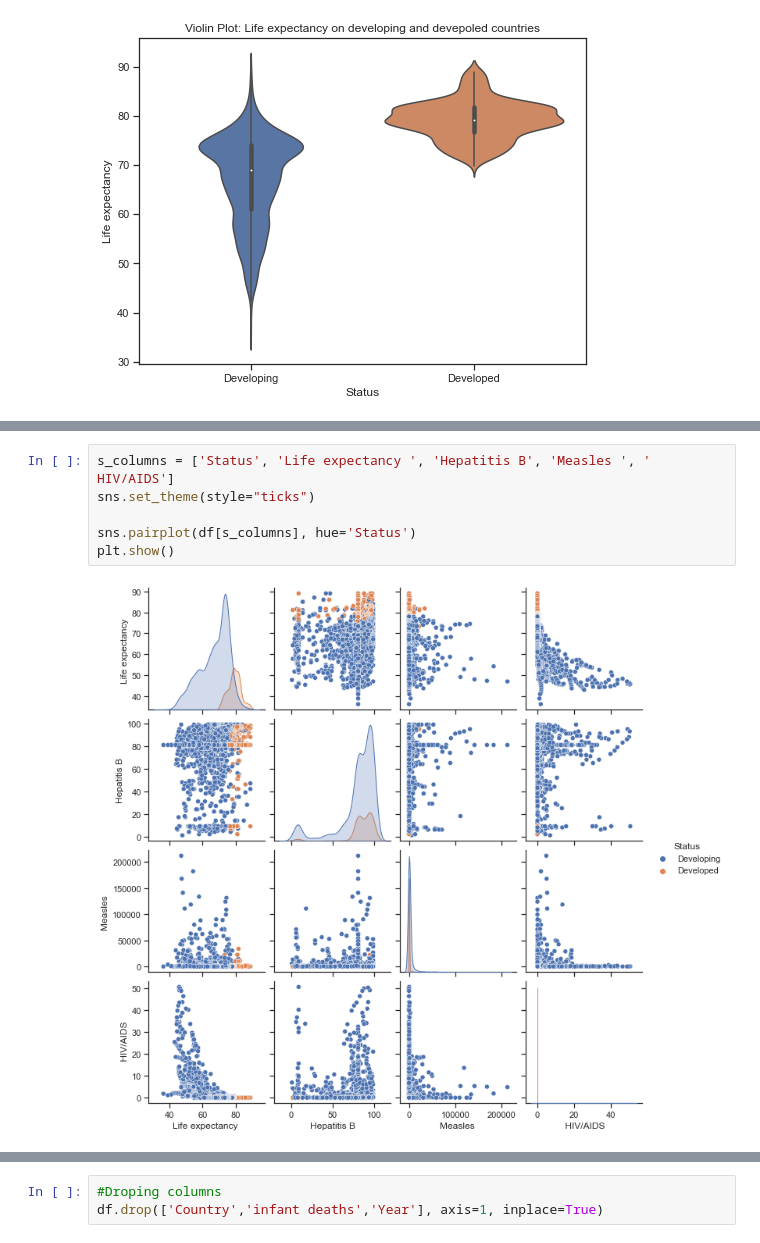
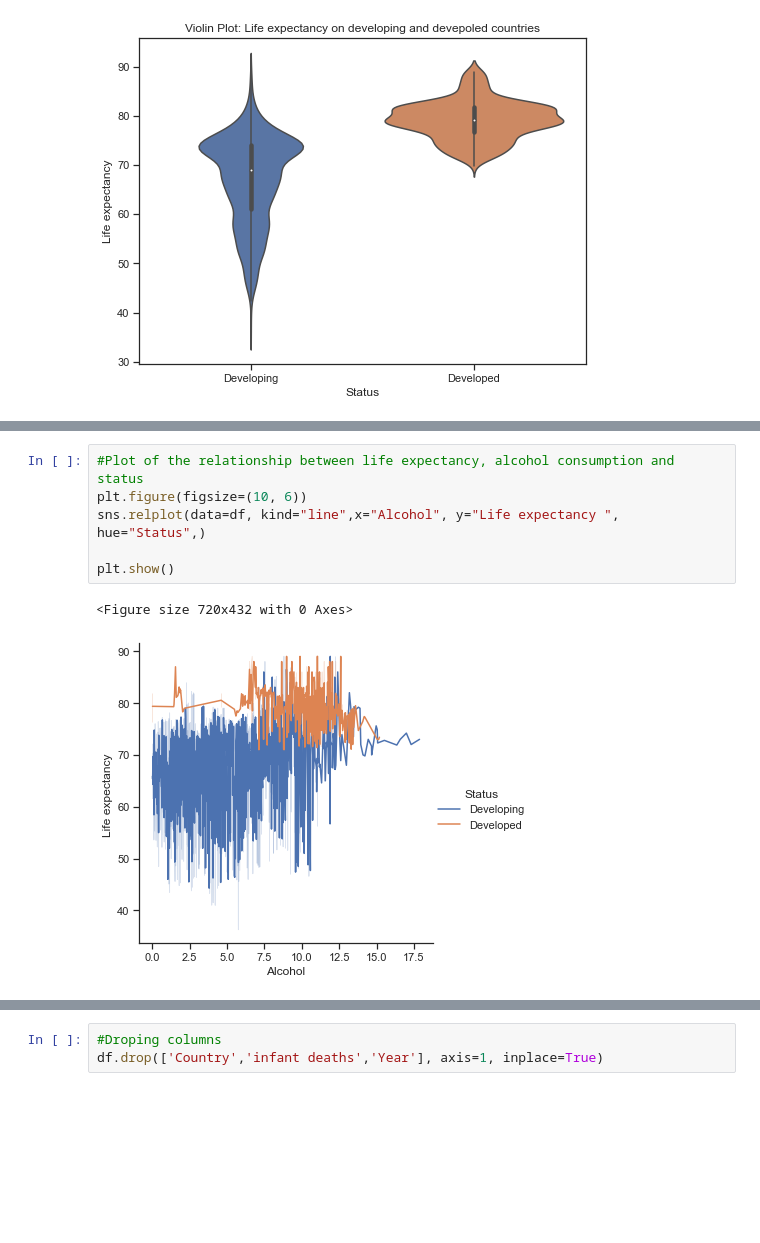
Before and after one commit to srodriguez252/Life-Expectancy, a Jupyter notebook: life_expectancy.ipynb, the cells around one changed output, grey strips where cells are left out. Drawn from its saved outputs; the diff is of its cells as text; blank space fills up the shorter version.

Commit message:
Charts added

```diff
--- a/life_expectancy.ipynb
+++ b/life_expectancy.ipynb
@@ -225,8 +209,9 @@ df
-# %%
-s_columns = ['Status', 'Life expectancy ', 'Hepatitis B', 'Measles ', ' HIV/AIDS']
-sns.set_theme(style="ticks")
-
-sns.pairplot(df[s_columns], hue='Status')
-plt.show()
-# %% [output]
-[figure, removed]
+# %%
+#Plot of the relationship between life expectancy, alcohol consumption and status
+plt.figure(figsize=(10, 6))
+sns.relplot(data=df, kind="line",x="Alcohol", y="Life expectancy ", hue="Status",)
+
+plt.show()
+# %% [output]
+<Figure size 720x432 with 0 Axes>
+[figure, added]
```
Also changed, not shown: parts of 9 cells of this notebook.
